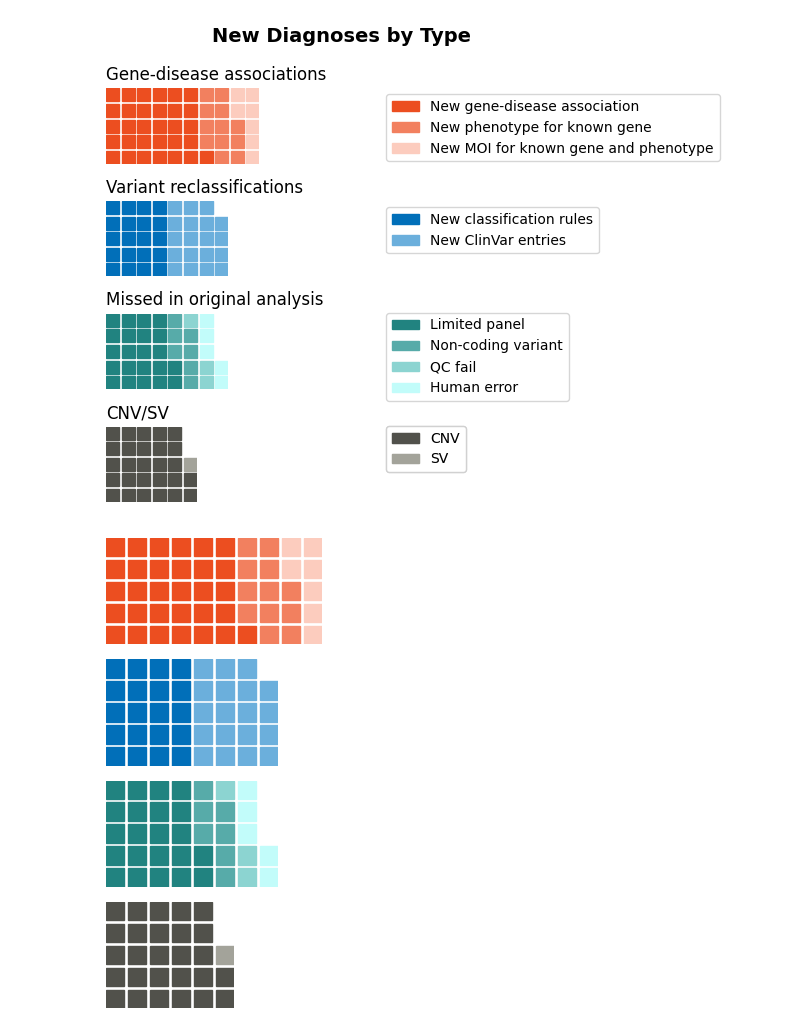
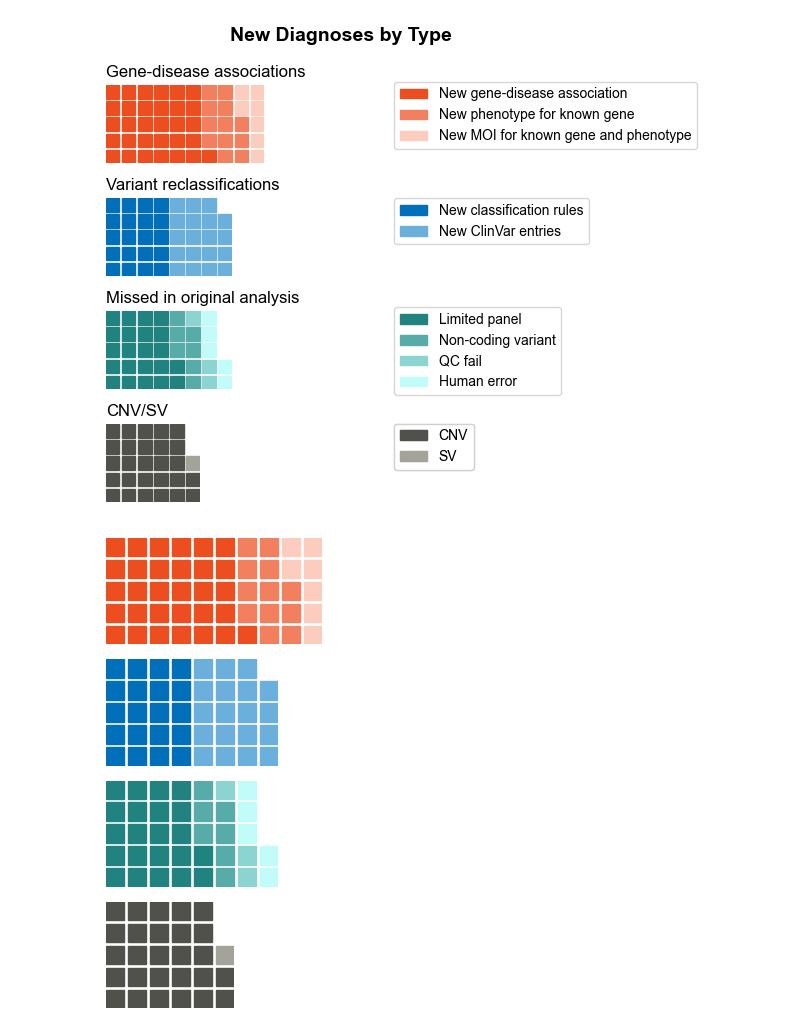
Before and after one commit to populationgenomics/talos_manuscript, a Jupyter notebook: Analyses/Jupyter_notebooks/Figure4_panel2.ipynb, the cells around one changed output. Drawn from its saved outputs; the diff is of its cells as text; code cells hidden in the pictures.

```diff
--- a/Analyses/Jupyter_notebooks/Figure4_panel2.ipynb
+++ b/Analyses/Jupyter_notebooks/Figure4_panel2.ipynb
@@ -10,6 +10,9 @@ from pywaffle import Waffle
 data_r = pd.read_csv('../../Data/Fig4/Fig4_panel2_Data01.csv', header=0, index_col=0)
 data= data_r.T
 solve_data = data.sum(axis='columns').to_dict()
+
+# Set the default font to Arial
+plt.rcParams['font.family'] = 'Arial'
 
 colors_list = ['#EC4E20',
         '#F2805F',
@@ -44,34 +47,34 @@ fig = plt.figure(
             'values': data['CNV/SV'],
             'title': {'label': 'CNV/SV', 'loc': 'left', 'fontsize': 12}
         },
     },
     rows=5,
     colors=colors_list,
     rounding_rule='ceil',
     figsize=(5, 5)
 )
 
 import matplotlib.patches as mpatches
 import matplotlib.pyplot as plt
 
 patches = []
 for x in range(len(solve_data)):
     patches.append(mpatches.Patch(color=colors_list[x], label=list(solve_data.keys())[x]))
 plt.legend(handles=patches, bbox_to_anchor=(3,2), loc="lower left")
 
 legend1 = plt.legend(handles=patches[0:3], bbox_to_anchor=(3,5.5), loc="upper left")
 legend2 = plt.legend(handles=patches[3:5], bbox_to_anchor=(3,4), loc="upper left")
 legend3 = plt.legend(handles=patches[5:9], bbox_to_anchor=(3,2.6), loc="upper left")
 legend4 = plt.legend(handles=patches[9:11], bbox_to_anchor=(3,1.1), loc="upper left")
 fig.add_artist(legend1)
 fig.add_artist(legend2)
 fig.add_artist(legend3)
 fig.add_artist(legend4)
 
 fig.suptitle('New Diagnoses by Type', fontsize=14, fontweight='bold')
 fig.savefig('../../Figures/Fig4/Fig4_panel2.png')
 # %% [output]
-[figure, old version]
+[figure, new version]
 # %%
 import pandas as pd
 import numpy as np
```
Also changed, not shown: parts of 2 cells of this notebook, 9 other files.
